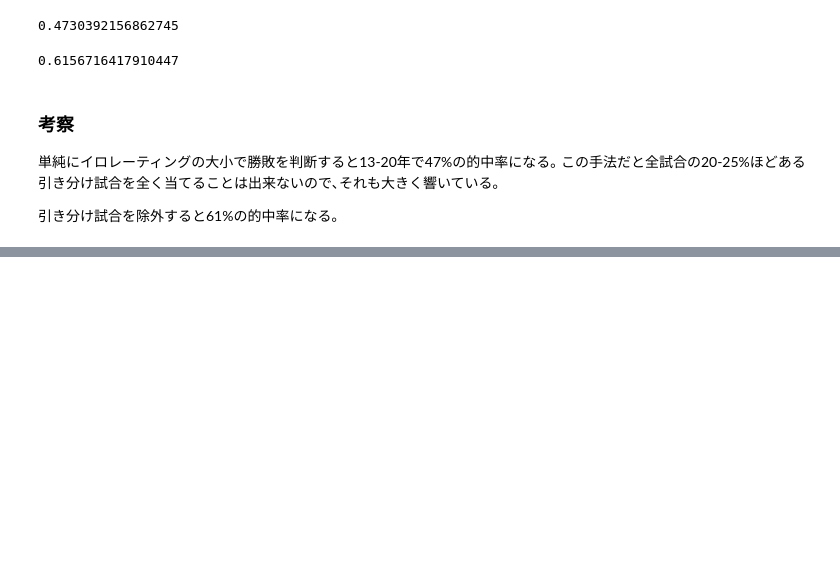
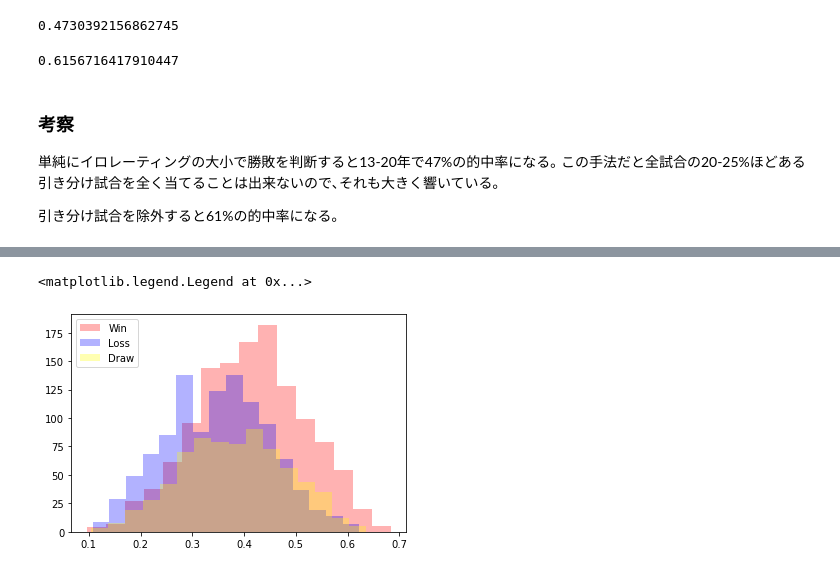
Before and after one commit to dovicie/jleague-result-prediction, a Jupyter notebook: prediction_rating.ipynb, the cells around one changed output, grey strips where cells are left out. Drawn from its saved outputs; the diff is of its cells as text; code cells hidden in the pictures; blank space fills up the shorter version.

```diff
--- a/prediction_rating.ipynb
+++ b/prediction_rating.ipynb
@@ -87,0 +110,3 @@ true_count / len(df_allmatch_not0)
+# %%
+df = df_allmatch[["Year","Date","Home","Away","HomeGF","AwayGF","W/L","HomeRate","AwayRate"]]
+df
@@ -87,0 +163,4 @@ true_count / len(df_allmatch_not0)
+# %%
+df.insert(9,"WinRate",np.nan)
+df.insert(10,"LossRate",np.nan)
+df.insert(11,"DrawRate",np.nan)
@@ -87,0 +184,11 @@ true_count / len(df_allmatch_not0)
+# %%
+for index,row in df.iterrows():
+    rate_diff = row["HomeRate"]-row["AwayRate"]
+
+    win_rate = 1 /(1+pow(10, rate_diff*(-1)/400) )*0.765
+    loss_rate = 1/ (1+pow(10, rate_diff/400) )*0.765
+    draw_rate = 0.235
+
+    df.at[index,"WinRate"] = win_rate
+    df.at[index,"LossRate"] = loss_rate
+    df.at[index,"DrawRate"] = draw_rate
@@ -87,0 +288,20 @@ true_count / len(df_allmatch_not0)
+# %%
+wins = []
+losses = []
+draws = []
+
+for index,row in df[df["Year"] > 2010].iterrows():
+    if row["W/L"] == 1:
+        wins.append(row["WinRate"])
+    elif row["W/L"] == 2:
+        losses.append(row["WinRate"])
+    elif row["W/L"] == 0:
+        draws.append(row["WinRate"])
+# %%
+plt.hist(wins, color="red", alpha=0.3, label = 'Win' ,bins=16)
+plt.hist(losses, color="blue", alpha=0.3, label = 'Loss',bins=16)
+plt.hist(draws, color="Yellow" ,alpha=0.3, label = 'Draw',bins=16)
+plt.legend(loc='upper left')
+# %% [output]
+<matplotlib.legend.Legend at 0x...>
+[figure, added]
```
Also changed, not shown: parts of 12 cells of this notebook, 1 other file.
